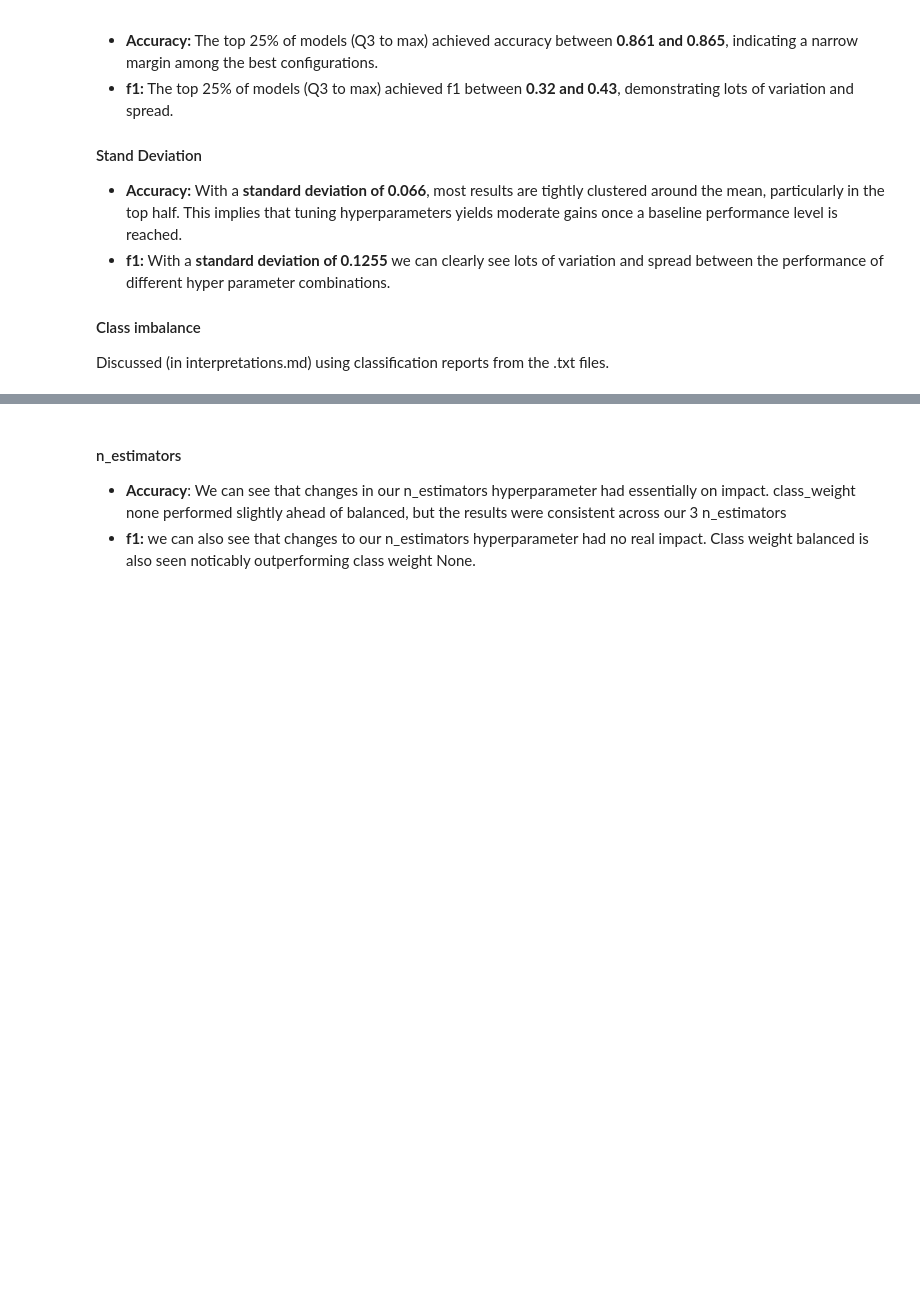
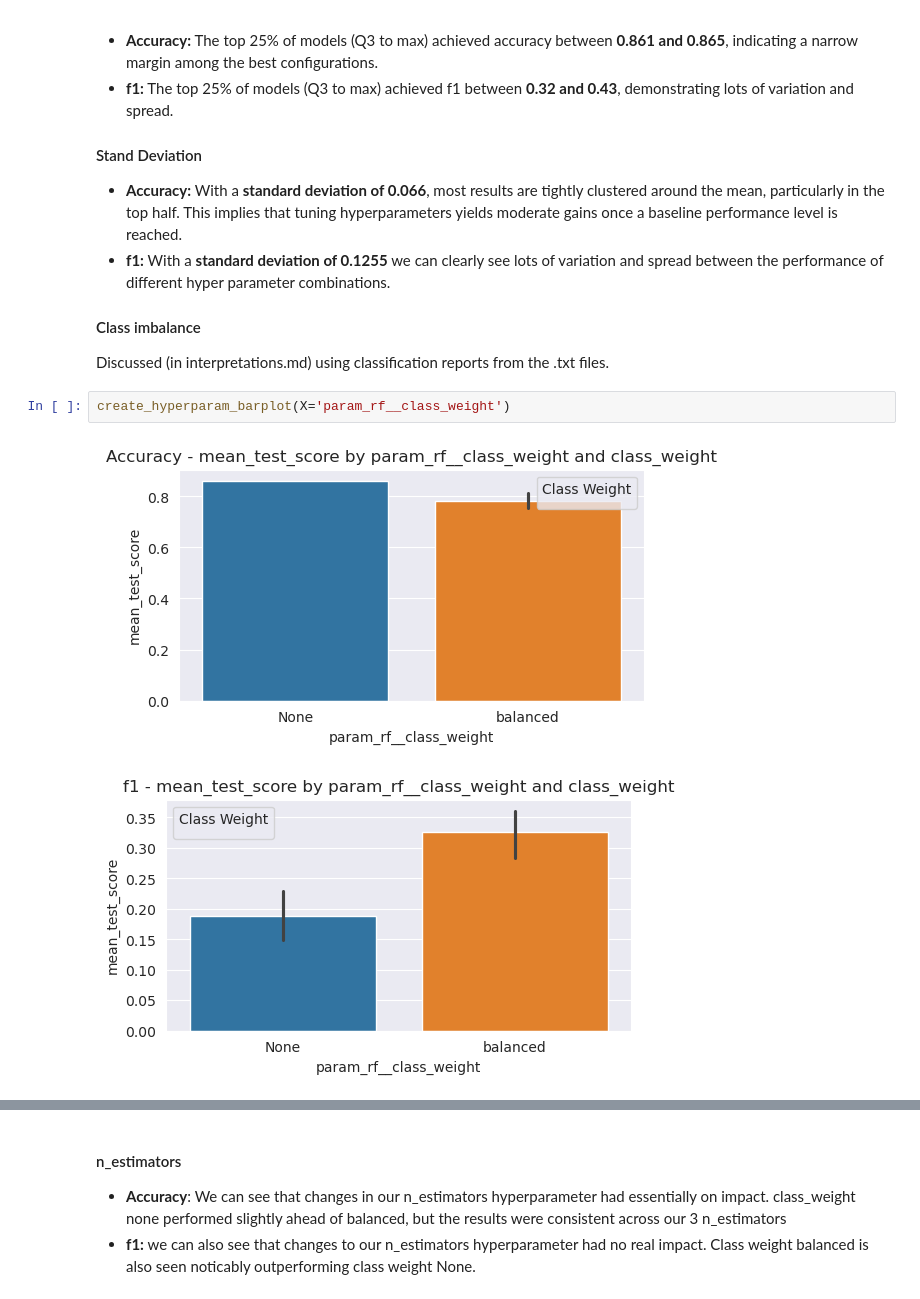
Before and after one commit to sghersick1/random_forest_hyperparameter_exploration, a Jupyter notebook: gs_analysis.ipynb, the cells around one changed output, grey strips where cells are left out. Saved outputs shown, nothing was run; the diff lists cells and outputs as text; blank space fills up the shorter version.

```diff
--- a/gs_analysis.ipynb
+++ b/gs_analysis.ipynb
@@ -99,6 +101,11 @@ Overall the test results appear to be very good when scored on accuracy, and ver
 
 #### Class imbalance
 Discussed (in interpretations.md) using classification reports from the .txt files.
+# %%
+create_hyperparam_barplot(X='param_rf__class_weight')
+# %% [output]
+[figure, added]
+[figure, added]
 # %%
 #bar plot for analyzing n_estimators
 create_hyperparam_barplot(X='param_rf__n_estimators')
```
Also changed, not shown: parts of 4 cells of this notebook, 1 other file.
